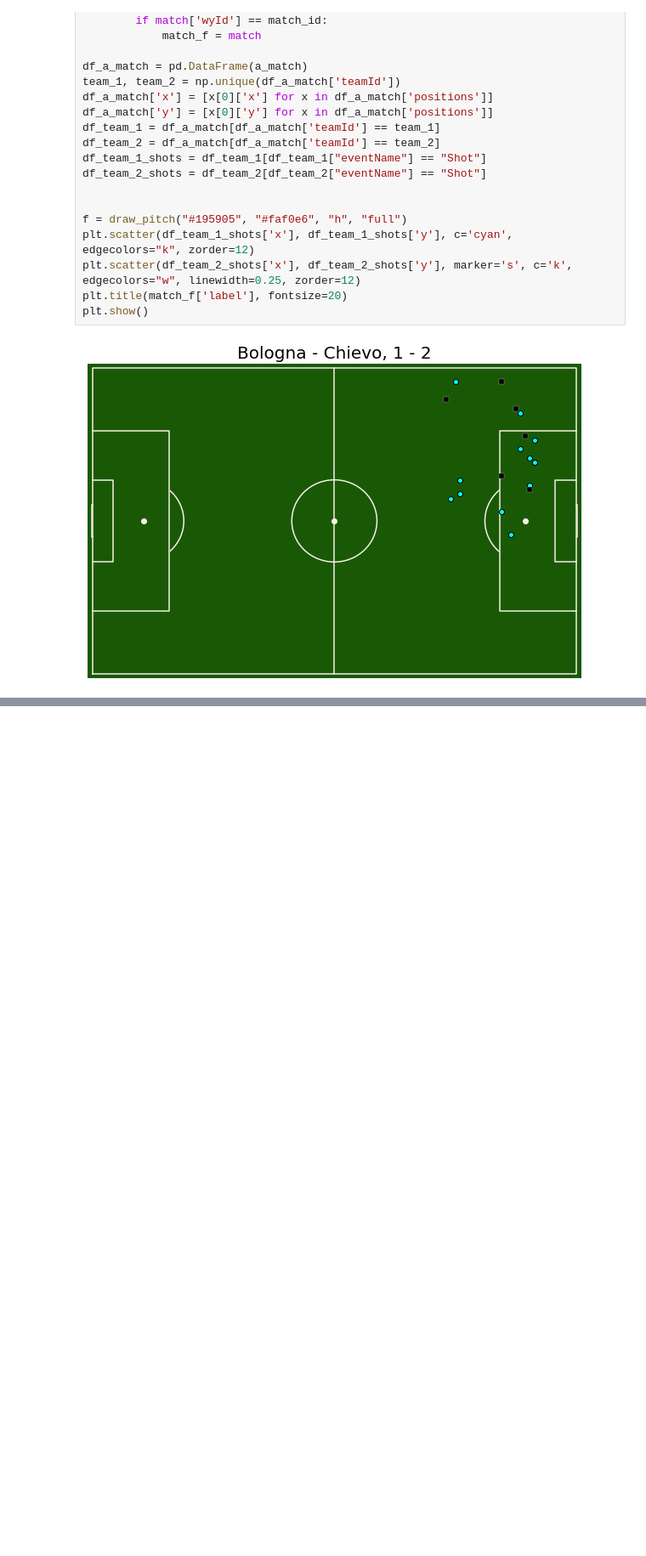
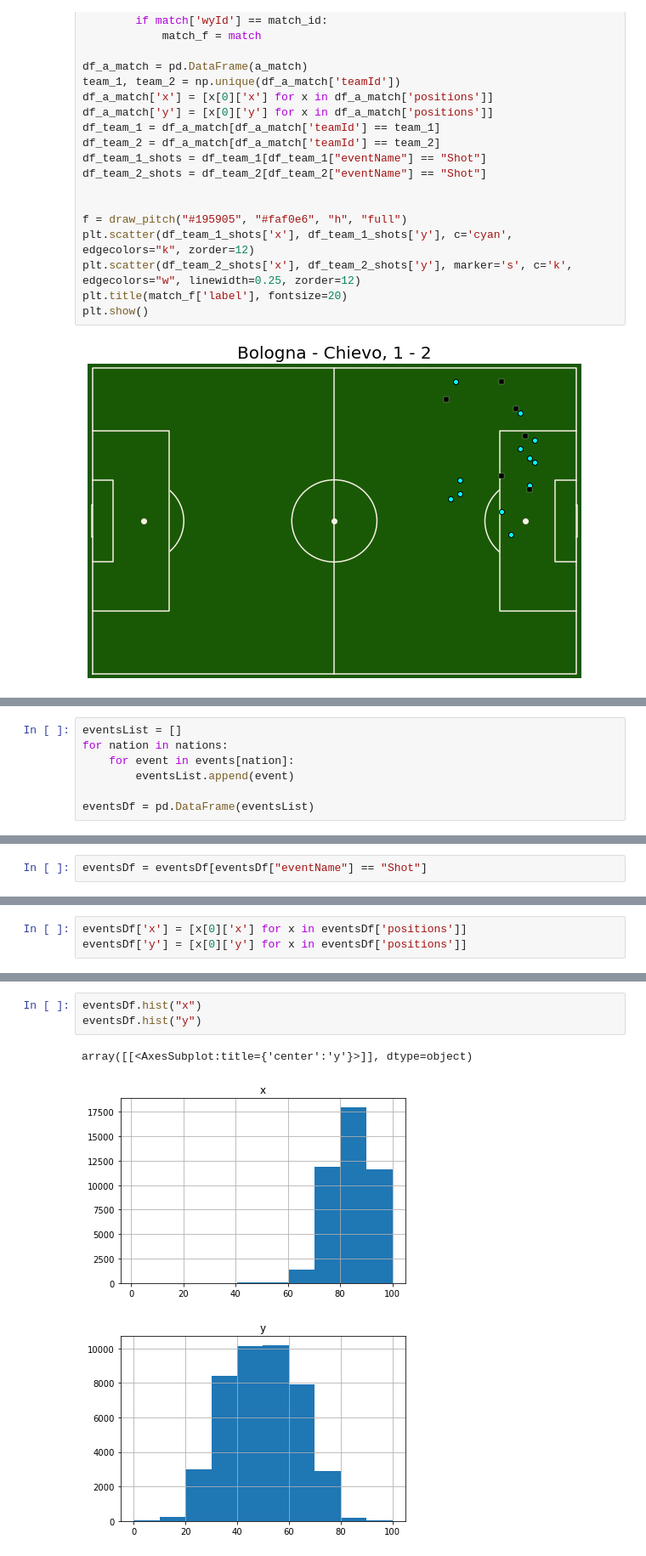
Before and after one commit to andysalitre/DSCI303-FinalProject, a Jupyter notebook: EDA/InitialAnalysis.ipynb, the cells around one changed output, grey strips where cells are left out. Shown: that part at 85% size. Drawn from its saved outputs; the diff is of its cells as text; blank space fills up the shorter version.

```diff
--- a/EDA/InitialAnalysis.ipynb
+++ b/EDA/InitialAnalysis.ipynb
@@ -345,3 +345,10 @@ df_team_2_shots
 | 1126 | 10 | Shot | [{'id': 402}, {'id': 201}, {'id':... | 20707 | [{'y': 41, 'x': 94}, {'y': 0, 'x'... | 2576320 | Shot | 3166 | 2H | ... |
 | 1569 | 10 | Shot | [{'id': 402}, {'id': 201}, {'id':... | 21123 | [{'y': 61, 'x': 76}, {'y': 0, 'x'... | 2576320 | Shot | 3166 | 2H | ... |
 | 1654 | 10 | Shot | [{'id': 402}, {'id': 201}, {'id':... | 149846 | [{'y': 65, 'x': 88}, {'y': 0, 'x'... | 2576320 | Shot | 3166 | 2H | ... |
+# %%
+eventsList = []
+for nation in nations:
+    for event in events[nation]:
+        eventsList.append(event)
+
+eventsDf = pd.DataFrame(eventsList)
@@ -347,0 +377,2 @@ df_team_2_shots
+# %%
+eventsDf = eventsDf[eventsDf["eventName"] == "Shot"]
@@ -347,0 +388,3 @@ df_team_2_shots
+# %%
+eventsDf['x'] = [x[0]['x'] for x in eventsDf['positions']]
+eventsDf['y'] = [x[0]['y'] for x in eventsDf['positions']]
@@ -347,0 +402,7 @@ df_team_2_shots
+# %%
+eventsDf.hist("x")
+eventsDf.hist("y")
+# %% [output]
+array([[<AxesSubplot:title={'center':'y'}>]], dtype=object)
+[figure, added]
+[figure, added]
```
Also changed, not shown: parts of 9 cells of this notebook.
